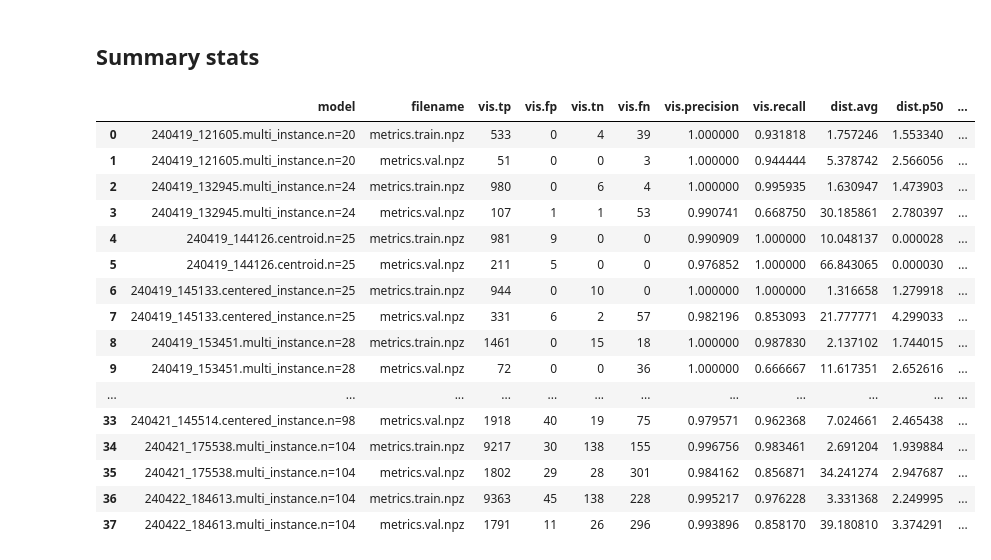
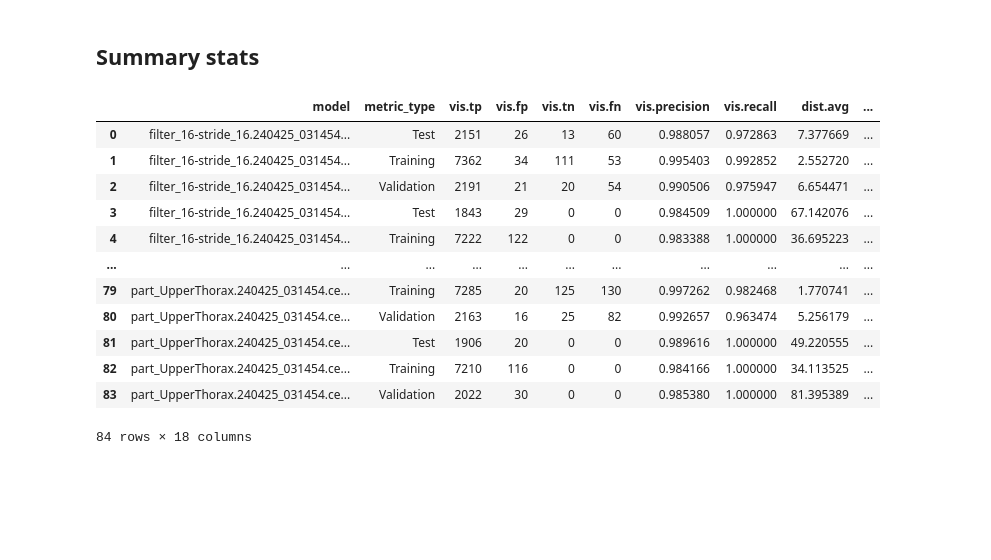
Before and after one commit to COMP3850-Group23/COMP3850-Group23-Ant-posture, a Jupyter notebook: notebooks/Model analysis.ipynb, the cells around one changed output. Cells and saved outputs as stored; diff of their text form; code cells hidden in the pictures; blank space fills up the shorter version.

```diff
--- a/notebooks/Model analysis.ipynb
+++ b/notebooks/Model analysis.ipynb
@@ -1,4 +1,5 @@
 # %%
+# Import all necessary Python modules required to run the notebook
 import numpy as np
 import pandas as pd
 import os
@@ -6,7 +7,10 @@ import sleap
 
 import matplotlib.pyplot as plt
 import seaborn as sns
+
+# Configure Pandas to display dataframes up to 100 rows in full
+pd.set_option('display.max_rows', 100)
 # %%
 # This folder should contain a set of folders with the output of training a model in SLEAP
-model_folder = "../datasets/models"
+model_folder = "../models"
 # %%
@@ -111,49 +39,52 @@ sns.histplot(diffs['LForeFoot'])
 # %%
 summary_stats = ['vis.tp',
                  'vis.fp',
                  'vis.tn',
                  'vis.fn',
                  'vis.precision',
                  'vis.recall',
                  'dist.avg',
                  'dist.p50',
                  'dist.p75',
                  'dist.p90',
                  'dist.p95',
                  'dist.p99',
                  'oks_voc.mAP',
                  'oks_voc.mAR',
                  'pck_voc.mAP',
                  'pck_voc.mAR']
 
+metric_type_dict = {
+    'metrics.train.npz': 'Training',
+    'metrics.val.npz': 'Validation',
+    'metrics.test.npz': 'Test'
+}
+
 all_stats = []
 
 for entry in os.scandir(model_folder):
     if entry.is_dir():
         for file in os.scandir(entry):
             if file.is_file() and file.name.endswith(".npz"):
                 with np.load(file.path, None, True) as np_file:
                     #display(np_file['metrics'][()].keys())
-                    stats = {'model': entry.name, 'filename': file.name}
+                    stats = {'model': entry.name, 'metric_type': file.name}
                     stats.update({key: np_file['metrics'][()][key][()] for key in np_file['metrics'][()] if key in summary_stats})
                     all_stats.append(stats)
 
-pd.DataFrame(all_stats)
+df_all_stats = pd.DataFrame(all_stats).replace({'metric_type': metric_type_dict})
+display(df_all_stats)
 # %% [output]
-|  | model | filename | vis.tp | vis.fp | vis.tn | vis.fn | vis.precision | vis.recall | dist.avg | dist.p50 | ... |
-| 0 | 240419_121605.multi_instance.n=20 | metrics.train.npz | 533 | 0 | 4 | 39 | 1.000000 | 0.931818 | 1.757246 | 1.553340 | ... |
-| 1 | 240419_121605.multi_instance.n=20 | metrics.val.npz | 51 | 0 | 0 | 3 | 1.000000 | 0.944444 | 5.378742 | 2.566056 | ... |
-| 2 | 240419_132945.multi_instance.n=24 | metrics.train.npz | 980 | 0 | 6 | 4 | 1.000000 | 0.995935 | 1.630947 | 1.473903 | ... |
-| 3 | 240419_132945.multi_instance.n=24 | metrics.val.npz | 107 | 1 | 1 | 53 | 0.990741 | 0.668750 | 30.185861 | 2.780397 | ... |
-| 4 | 240419_144126.centroid.n=25 | metrics.train.npz | 981 | 9 | 0 | 0 | 0.990909 | 1.000000 | 10.048137 | 0.000028 | ... |
-| 5 | 240419_144126.centroid.n=25 | metrics.val.npz | 211 | 5 | 0 | 0 | 0.976852 | 1.000000 | 66.843065 | 0.000030 | ... |
-| 6 | 240419_145133.centered_instance.n=25 | metrics.train.npz | 944 | 0 | 10 | 0 | 1.000000 | 1.000000 | 1.316658 | 1.279918 | ... |
-| 7 | 240419_145133.centered_instance.n=25 | metrics.val.npz | 331 | 6 | 2 | 57 | 0.982196 | 0.853093 | 21.777771 | 4.299033 | ... |
-| 8 | 240419_153451.multi_instance.n=28 | metrics.train.npz | 1461 | 0 | 15 | 18 | 1.000000 | 0.987830 | 2.137102 | 1.744015 | ... |
-| 9 | 240419_153451.multi_instance.n=28 | metrics.val.npz | 72 | 0 | 0 | 36 | 1.000000 | 0.666667 | 11.617351 | 2.652616 | ... |
-| ... | ... | ... | ... | ... | ... | ... | ... | ... | ... | ... | ... |
-| 33 | 240421_145514.centered_instance.n=98 | metrics.val.npz | 1918 | 40 | 19 | 75 | 0.979571 | 0.962368 | 7.024661 | 2.465438 | ... |
-| 34 | 240421_175538.multi_instance.n=104 | metrics.train.npz | 9217 | 30 | 138 | 155 | 0.996756 | 0.983461 | 2.691204 | 1.939884 | ... |
-| 35 | 240421_175538.multi_instance.n=104 | metrics.val.npz | 1802 | 29 | 28 | 301 | 0.984162 | 0.856871 | 34.241274 | 2.947687 | ... |
-| 36 | 240422_184613.multi_instance.n=104 | metrics.train.npz | 9363 | 45 | 138 | 228 | 0.995217 | 0.976228 | 3.331368 | 2.249995 | ... |
-| 37 | 240422_184613.multi_instance.n=104 | metrics.val.npz | 1791 | 11 | 26 | 296 | 0.993896 | 0.858170 | 39.180810 | 3.374291 | ... |
+|  | model | metric_type | vis.tp | vis.fp | vis.tn | vis.fn | vis.precision | vis.recall | dist.avg | ... |
+| 0 | filter_16-stride_16.240425_031454... | Test | 2151 | 26 | 13 | 60 | 0.988057 | 0.972863 | 7.377669 | ... |
+| 1 | filter_16-stride_16.240425_031454... | Training | 7362 | 34 | 111 | 53 | 0.995403 | 0.992852 | 2.552720 | ... |
+| 2 | filter_16-stride_16.240425_031454... | Validation | 2191 | 21 | 20 | 54 | 0.990506 | 0.975947 | 6.654471 | ... |
+| 3 | filter_16-stride_16.240425_031454... | Test | 1843 | 29 | 0 | 0 | 0.984509 | 1.000000 | 67.142076 | ... |
+| 4 | filter_16-stride_16.240425_031454... | Training | 7222 | 122 | 0 | 0 | 0.983388 | 1.000000 | 36.695223 | ... |
+| ... | ... | ... | ... | ... | ... | ... | ... | ... | ... | ... |
+| 79 | part_UpperThorax.240425_031454.ce... | Training | 7285 | 20 | 125 | 130 | 0.997262 | 0.982468 | 1.770741 | ... |
+| 80 | part_UpperThorax.240425_031454.ce... | Validation | 2163 | 16 | 25 | 82 | 0.992657 | 0.963474 | 5.256179 | ... |
+| 81 | part_UpperThorax.240425_031454.ce... | Test | 1906 | 20 | 0 | 0 | 0.989616 | 1.000000 | 49.220555 | ... |
+| 82 | part_UpperThorax.240425_031454.ce... | Training | 7210 | 116 | 0 | 0 | 0.984166 | 1.000000 | 34.113525 | ... |
+| 83 | part_UpperThorax.240425_031454.ce... | Validation | 2022 | 30 | 0 | 0 | 0.985380 | 1.000000 | 81.395389 | ... |
+84 rows × 18 columns
```
Also changed, not shown: parts of 17 cells of this notebook, 1 other file.
